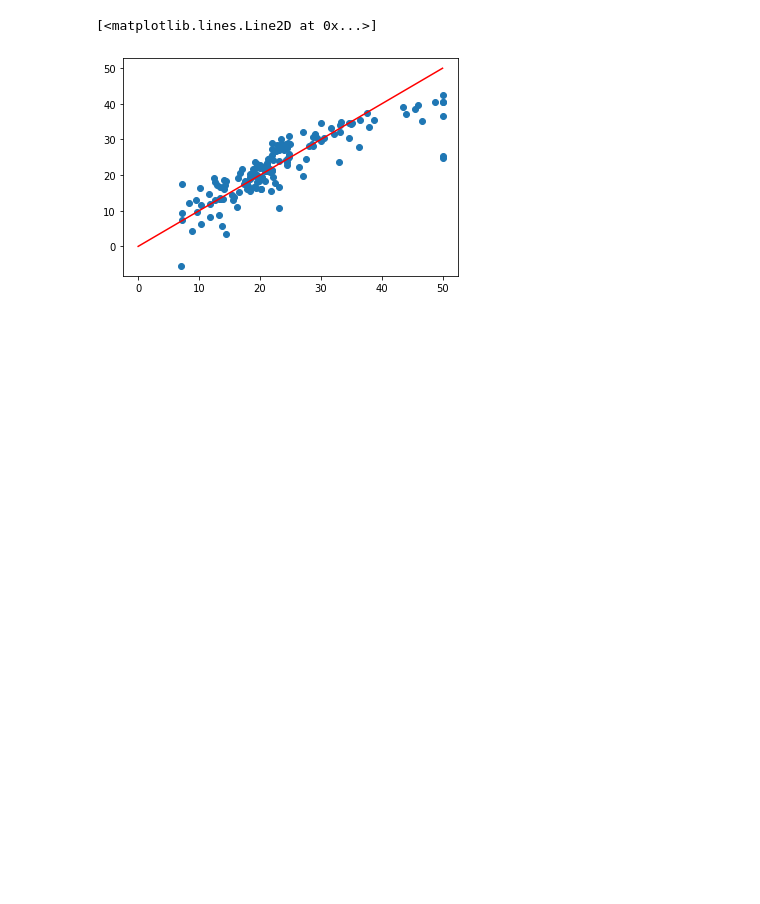
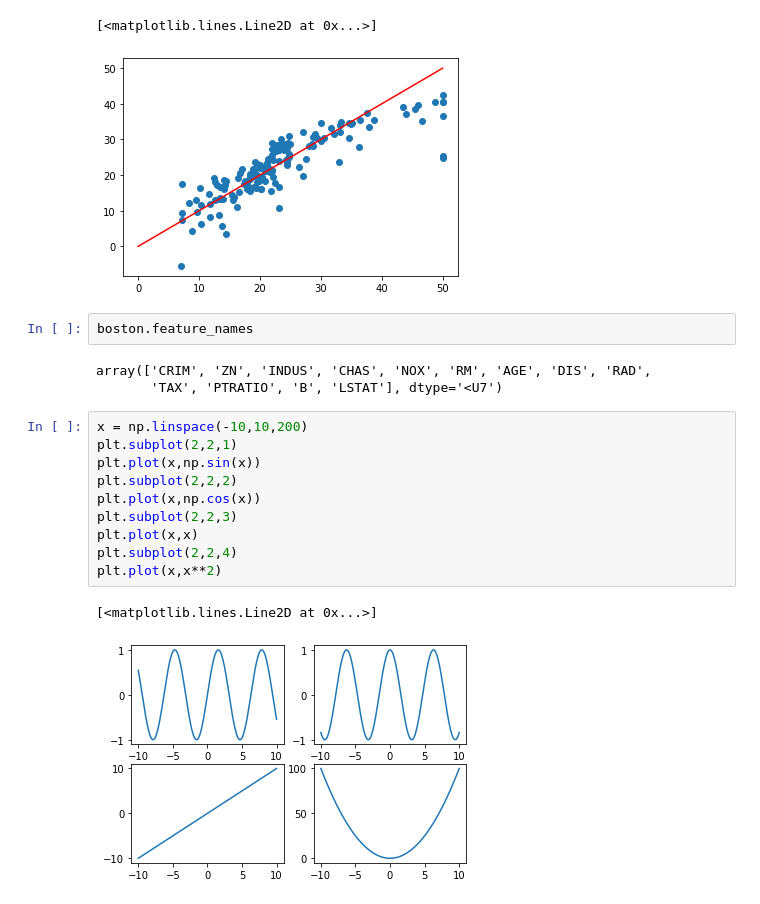
Before and after one commit to ychsu1004/homework, a Jupyter notebook: Python/boston_price.ipynb, the cells around one changed output. Cells and saved outputs as stored; diff of their text form; blank space fills up the shorter version.

```diff
--- a/Python/boston_price.ipynb
+++ b/Python/boston_price.ipynb
@@ -34,3 +54,21 @@ plt.plot([0,50],[0,50],'r')
 # %% [output]
 [<matplotlib.lines.Line2D at 0x...>]
 [figure]
+# %%
+boston.feature_names
+# %% [output]
+array(['CRIM', 'ZN', 'INDUS', 'CHAS', 'NOX', 'RM', 'AGE', 'DIS', 'RAD',
+       'TAX', 'PTRATIO', 'B', 'LSTAT'], dtype='<U7')
+# %%
+x = np.linspace(-10,10,200)
+plt.subplot(2,2,1)
+plt.plot(x,np.sin(x))
+plt.subplot(2,2,2)
+plt.plot(x,np.cos(x))
+plt.subplot(2,2,3)
+plt.plot(x,x)
+plt.subplot(2,2,4)
+plt.plot(x,x**2)
+# %% [output]
+[<matplotlib.lines.Line2D at 0x...>]
+[figure, added]
```
Also changed, not shown: parts of 3 cells of this notebook, 32 other files.
